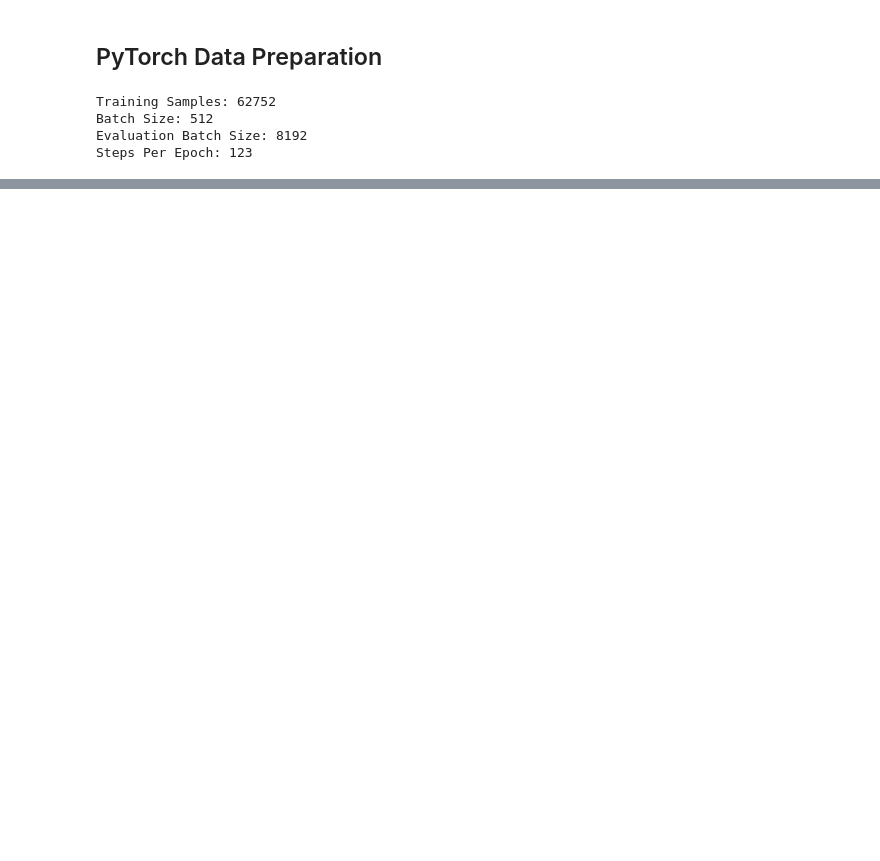
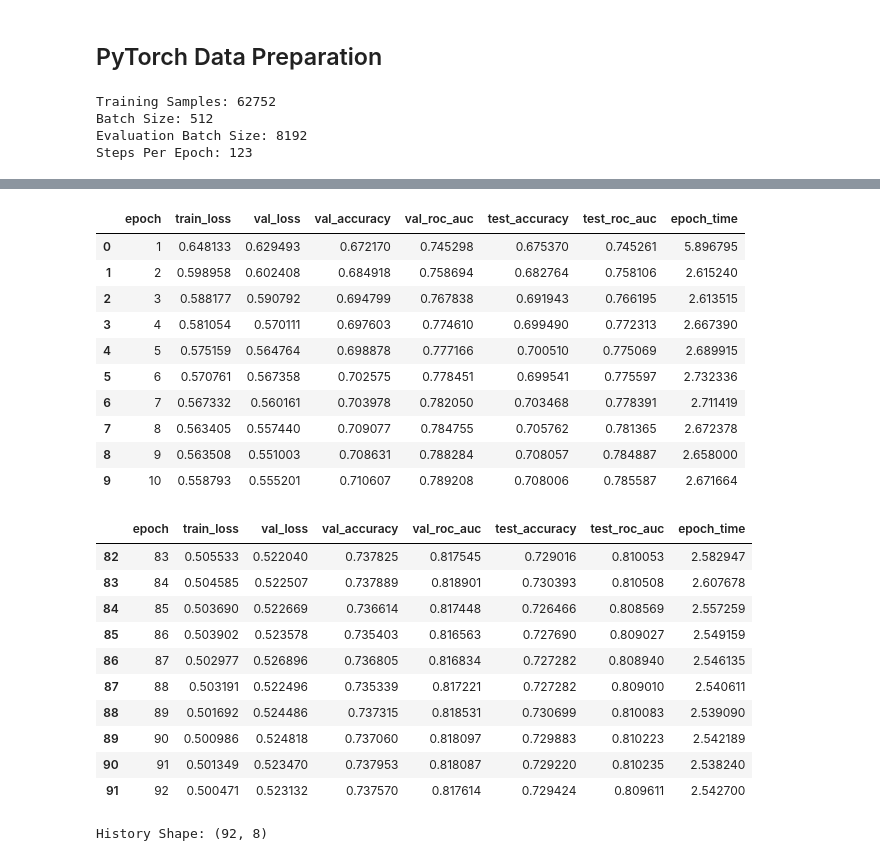
Before and after one commit to HelwanDevs/Deep-Tabular-project, a Jupyter notebook: notebooks/FT_Transformer.ipynb, the cells around one changed output, grey strips where cells are left out. Saved outputs shown, nothing was run; the diff lists cells and outputs as text; code cells hidden in the pictures; blank space fills up the shorter version.

```diff
--- a/notebooks/FT_Transformer.ipynb
+++ b/notebooks/FT_Transformer.ipynb
@@ -546,0 +1389,24 @@ Steps Per Epoch: 123
+# %%
+EARLY_STOPPING = EarlyStopping(
+    patience=PATIENCE
+)
+
+HISTORY = {
+    "epoch": [],
+    "train_loss": [],
+    "val_loss": [],
+    "val_accuracy": [],
+    "val_roc_auc": [],
+    "test_accuracy": [],
+    "test_roc_auc": [],
+    "epoch_time": []
+}
+
+# Match the original repository evaluation schedule
+LOG_TEST_EACH_EPOCH = True
+
+print("Maximum Epochs:", MAX_EPOCHS)
+print("Patience:", PATIENCE)
+print("Batch Size:", BATCH_SIZE)
+print("Learning Rate:", LEARNING_RATE)
+print("Weight Decay:", WEIGHT_DECAY)
@@ -546,0 +1580,31 @@ Steps Per Epoch: 123
+# %%
+HISTORY_DF = pd.DataFrame(HISTORY)
+
+display(HISTORY_DF.head(10))
+display(HISTORY_DF.tail(10))
+
+print("History Shape:", HISTORY_DF.shape)
+# %% [output]
+|  | epoch | train_loss | val_loss | val_accuracy | val_roc_auc | test_accuracy | test_roc_auc | epoch_time |
+| 0 | 1 | 0.648133 | 0.629493 | 0.672170 | 0.745298 | 0.675370 | 0.745261 | 5.896795 |
+| 1 | 2 | 0.598958 | 0.602408 | 0.684918 | 0.758694 | 0.682764 | 0.758106 | 2.615240 |
+| 2 | 3 | 0.588177 | 0.590792 | 0.694799 | 0.767838 | 0.691943 | 0.766195 | 2.613515 |
+| 3 | 4 | 0.581054 | 0.570111 | 0.697603 | 0.774610 | 0.699490 | 0.772313 | 2.667390 |
+| 4 | 5 | 0.575159 | 0.564764 | 0.698878 | 0.777166 | 0.700510 | 0.775069 | 2.689915 |
+| 5 | 6 | 0.570761 | 0.567358 | 0.702575 | 0.778451 | 0.699541 | 0.775597 | 2.732336 |
+| 6 | 7 | 0.567332 | 0.560161 | 0.703978 | 0.782050 | 0.703468 | 0.778391 | 2.711419 |
+| 7 | 8 | 0.563405 | 0.557440 | 0.709077 | 0.784755 | 0.705762 | 0.781365 | 2.672378 |
+| 8 | 9 | 0.563508 | 0.551003 | 0.708631 | 0.788284 | 0.708057 | 0.784887 | 2.658000 |
+| 9 | 10 | 0.558793 | 0.555201 | 0.710607 | 0.789208 | 0.708006 | 0.785587 | 2.671664 |
+|  | epoch | train_loss | val_loss | val_accuracy | val_roc_auc | test_accuracy | test_roc_auc | epoch_time |
+| 82 | 83 | 0.505533 | 0.522040 | 0.737825 | 0.817545 | 0.729016 | 0.810053 | 2.582947 |
+| 83 | 84 | 0.504585 | 0.522507 | 0.737889 | 0.818901 | 0.730393 | 0.810508 | 2.607678 |
+| 84 | 85 | 0.503690 | 0.522669 | 0.736614 | 0.817448 | 0.726466 | 0.808569 | 2.557259 |
+| 85 | 86 | 0.503902 | 0.523578 | 0.735403 | 0.816563 | 0.727690 | 0.809027 | 2.549159 |
+| 86 | 87 | 0.502977 | 0.526896 | 0.736805 | 0.816834 | 0.727282 | 0.808940 | 2.546135 |
+| 87 | 88 | 0.503191 | 0.522496 | 0.735339 | 0.817221 | 0.727282 | 0.809010 | 2.540611 |
+| 88 | 89 | 0.501692 | 0.524486 | 0.737315 | 0.818531 | 0.730699 | 0.810083 | 2.539090 |
+| 89 | 90 | 0.500986 | 0.524818 | 0.737060 | 0.818097 | 0.729883 | 0.810223 | 2.542189 |
+| 90 | 91 | 0.501349 | 0.523470 | 0.737953 | 0.818087 | 0.729220 | 0.810235 | 2.538240 |
+| 91 | 92 | 0.500471 | 0.523132 | 0.737570 | 0.817614 | 0.729424 | 0.809611 | 2.542700 |
+History Shape: (92, 8)
```
Also changed, not shown: parts of 43 cells of this notebook, 5 other files.
